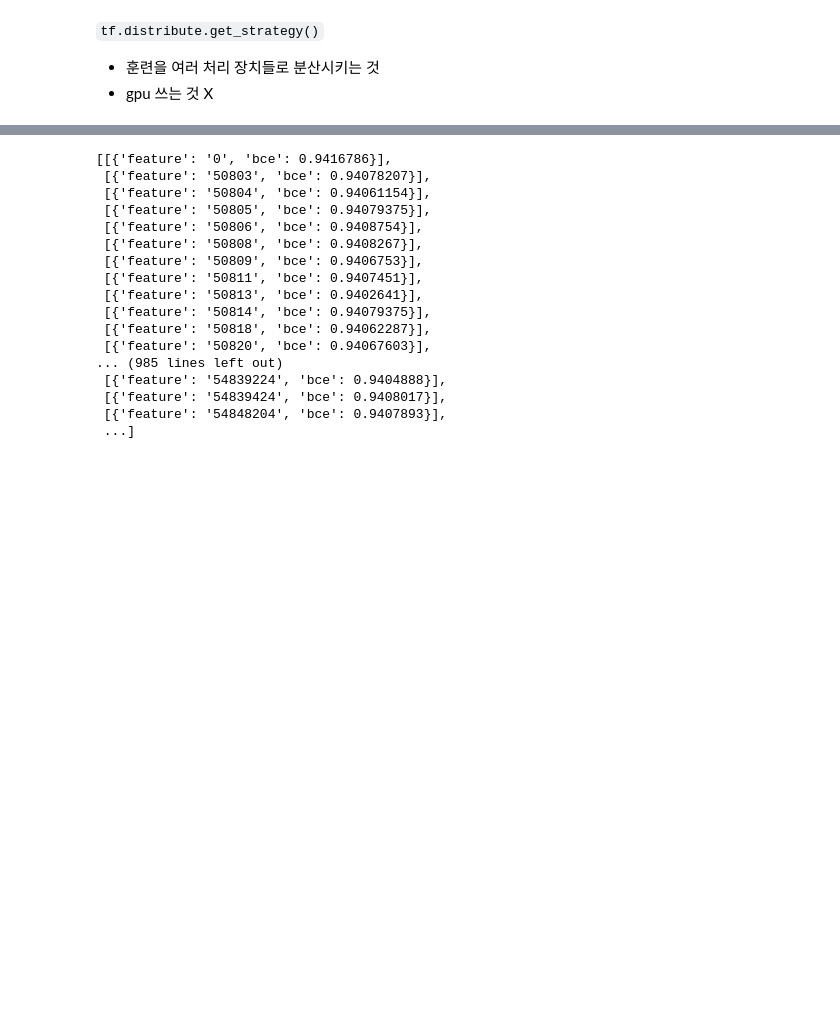
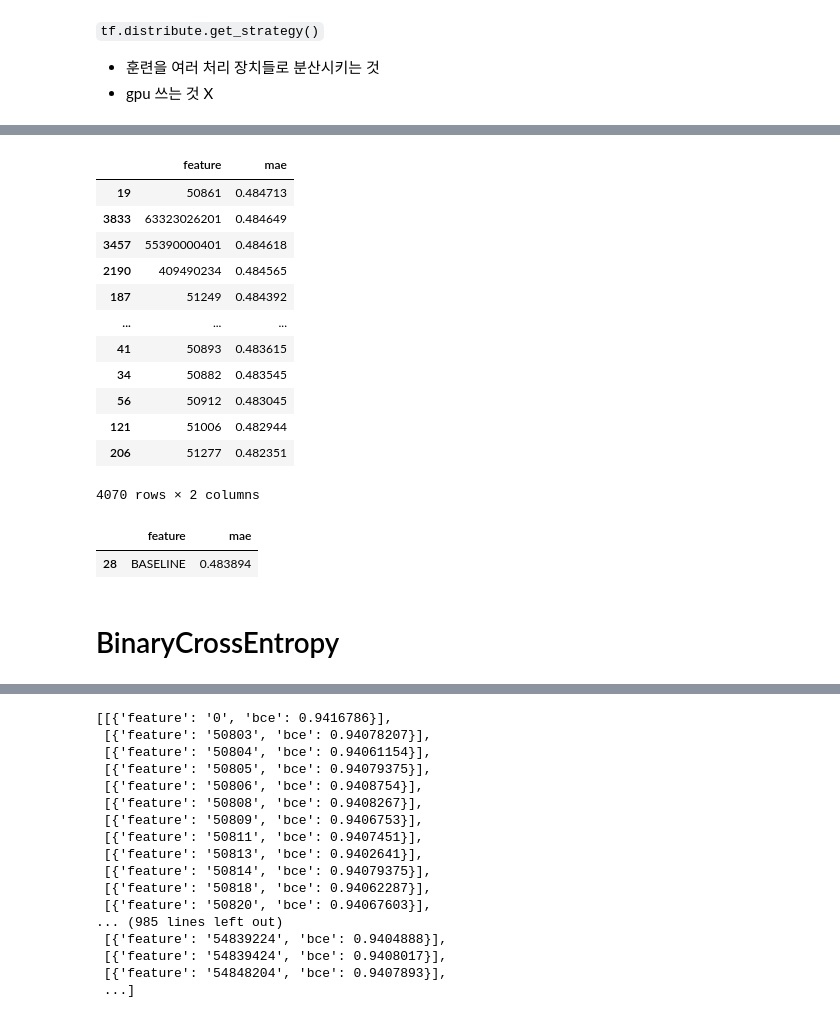
Before and after one commit to suhyun-guri/DSML_Research, a Jupyter notebook: 05-1. FI.ipynb, the cells around one changed output, grey strips where cells are left out. Saved outputs shown, nothing was run; the diff lists cells and outputs as text; code cells hidden in the pictures; blank space fills up the shorter version.

```diff
--- a/05-1. FI.ipynb
+++ b/05-1. FI.ipynb
@@ -158,0 +170,19 @@ df.sort_values('mae', ascending=False)
+# %%
+df = pd.DataFrame(results)
+df = df.sort_values('mae')
+# %%
+df.sort_values('mae', ascending=False)
+# %% [output]
+|  | feature | mae |
+| 19 | 50861 | 0.484713 |
+| 3833 | 63323026201 | 0.484649 |
+| 3457 | 55390000401 | 0.484618 |
+| 2190 | 409490234 | 0.484565 |
+| 187 | 51249 | 0.484392 |
+| ... | ... | ... |
+| 41 | 50893 | 0.483615 |
+| 34 | 50882 | 0.483545 |
+| 56 | 50912 | 0.483045 |
+| 121 | 51006 | 0.482944 |
+| 206 | 51277 | 0.482351 |
+4070 rows × 2 columns
@@ -159,3 +191,11 @@ df.sort_values('mae', ascending=False)
+# %%
+fi = pd.read_csv('./nonsplit_FI.csv')
+fi[fi['feature'] == 'BASELINE']
+# %% [output]
+|  | feature | mae |
+| 28 | BASELINE | 0.483894 |
+# %% [markdown]
+# BinaryCrossEntropy
 # %%
 # def BinaryCrossEntropy(y_true, y_pred):
 #     m = y_true.shape[1]
```
Also changed, not shown: parts of 13 cells of this notebook, 1 other file.
